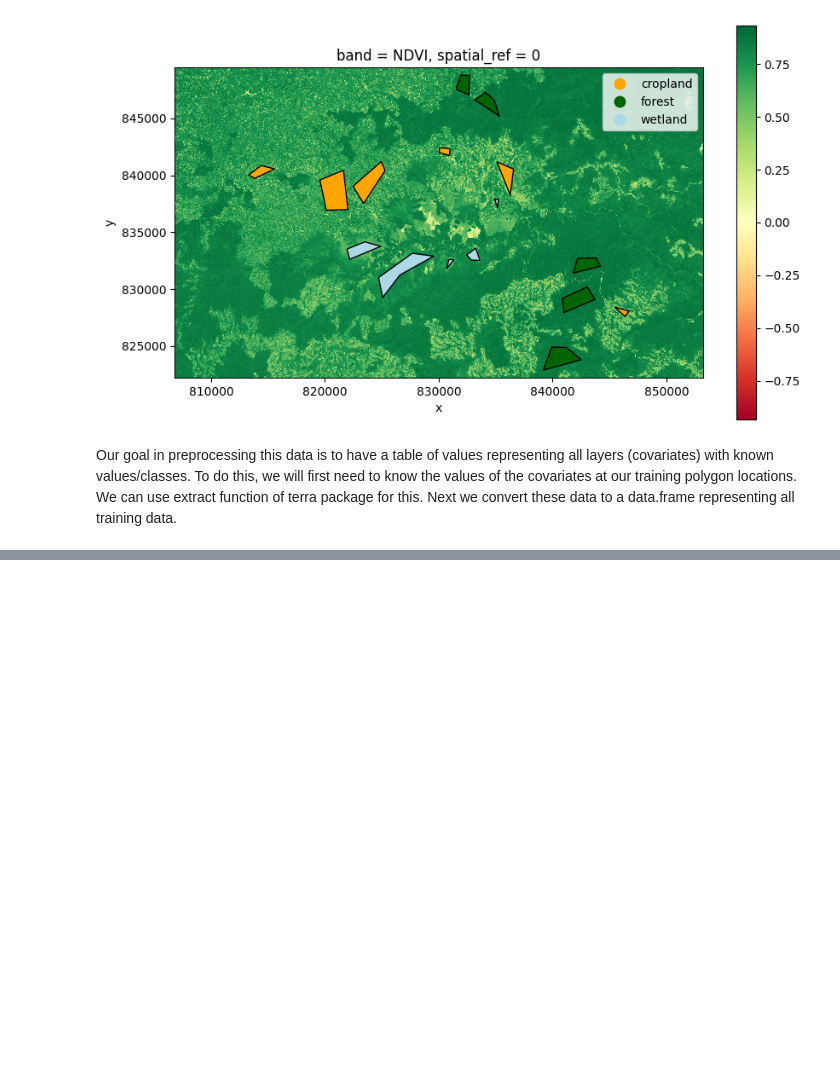
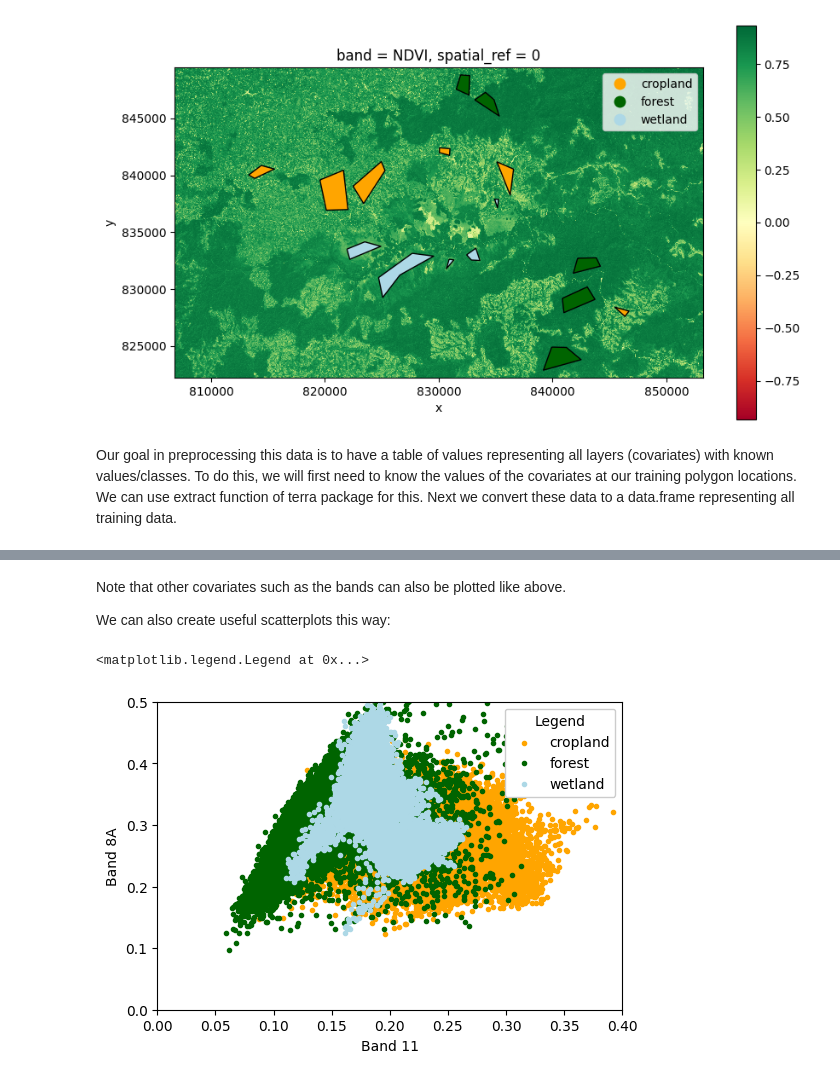
Before and after one commit to amrirasyidi/AdvancedRasterAnalysis, a Jupyter notebook: python/notebook.ipynb, the cells around one changed output, grey strips where cells are left out. Drawn from its saved outputs; the diff is of its cells as text; code cells hidden in the pictures; blank space fills up the shorter version.

```diff
--- a/python/notebook.ipynb
+++ b/python/notebook.ipynb
@@ -501,0 +534,30 @@ final_gdf.describe().T
+# %% [markdown]
+Note that other covariates such as the bands can also be plotted like above.
+
+We can also create useful scatterplots this way:
+# %%
+val_crop = final_gdf[final_gdf['class']=='cropland'][['B11', 'B8A']]
+val_forest = final_gdf[final_gdf['class']=='forest'][['B11', 'B8A']]
+val_wetland = final_gdf[final_gdf['class']=='wetland'][['B11', 'B8A']]
+
+# Create a scatter plot
+plt.figure(figsize=(6, 4))
+
+# Scatter plots for each class
+plt.scatter(val_crop['B11'], val_crop['B8A'], c='orange', marker='.', label='cropland')
+plt.scatter(val_forest['B11'], val_forest['B8A'], c='darkgreen', marker='.', label='forest')
+plt.scatter(val_wetland['B11'], val_wetland['B8A'], c='lightblue', marker='.', label='wetland')
+
+# Setting the limits for X and Y axes
+plt.xlim(0, 0.4)
+plt.ylim(0, 0.5)
+
+# Adding labels
+plt.xlabel('Band 11')
+plt.ylabel('Band 8A')
+
+# Adding a legend
+plt.legend(title='Legend', loc='upper right', frameon=True, framealpha=1, facecolor='white')
+# %% [output]
+<matplotlib.legend.Legend at 0x...>
+[figure, added]
```
Also changed, not shown: parts of 12 cells of this notebook.
